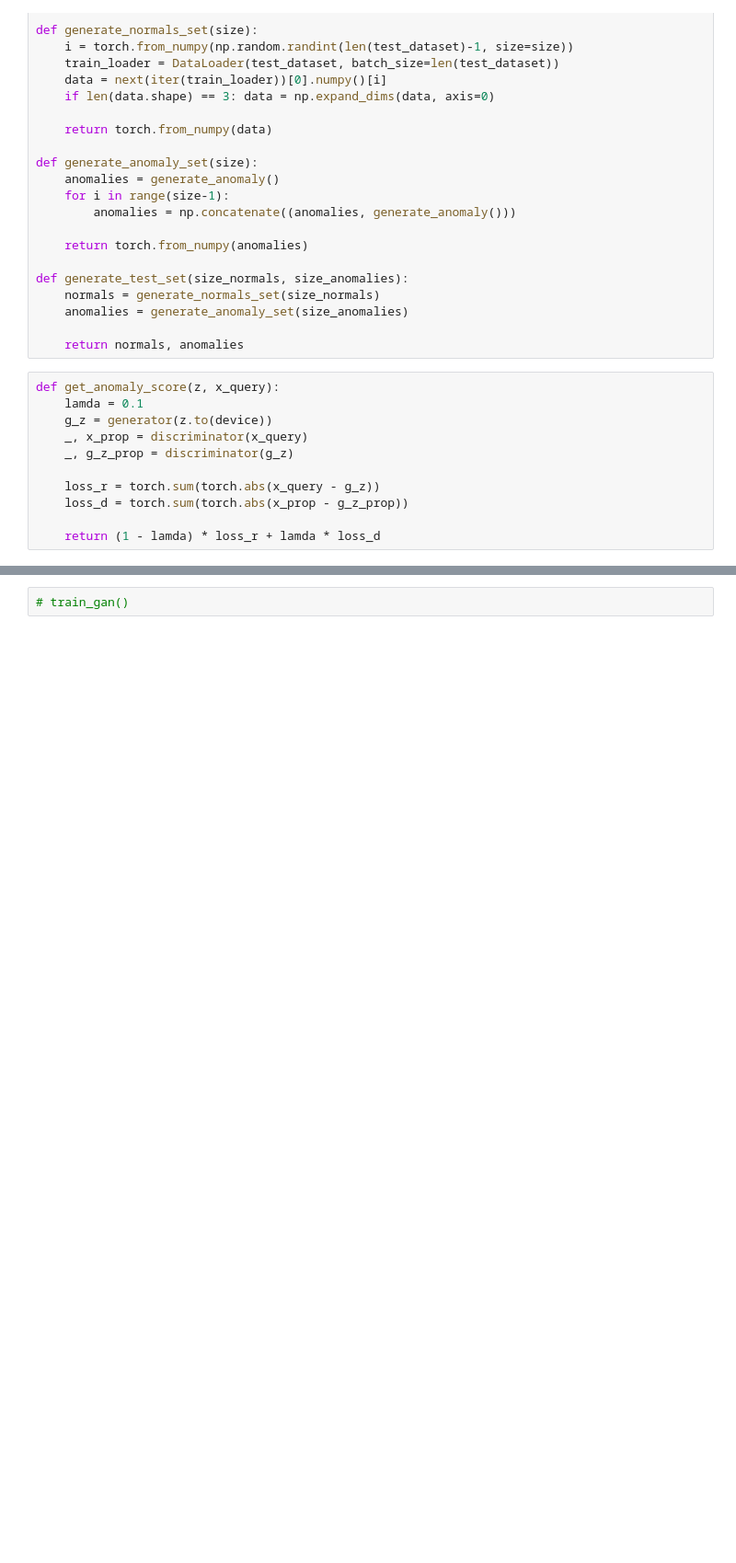
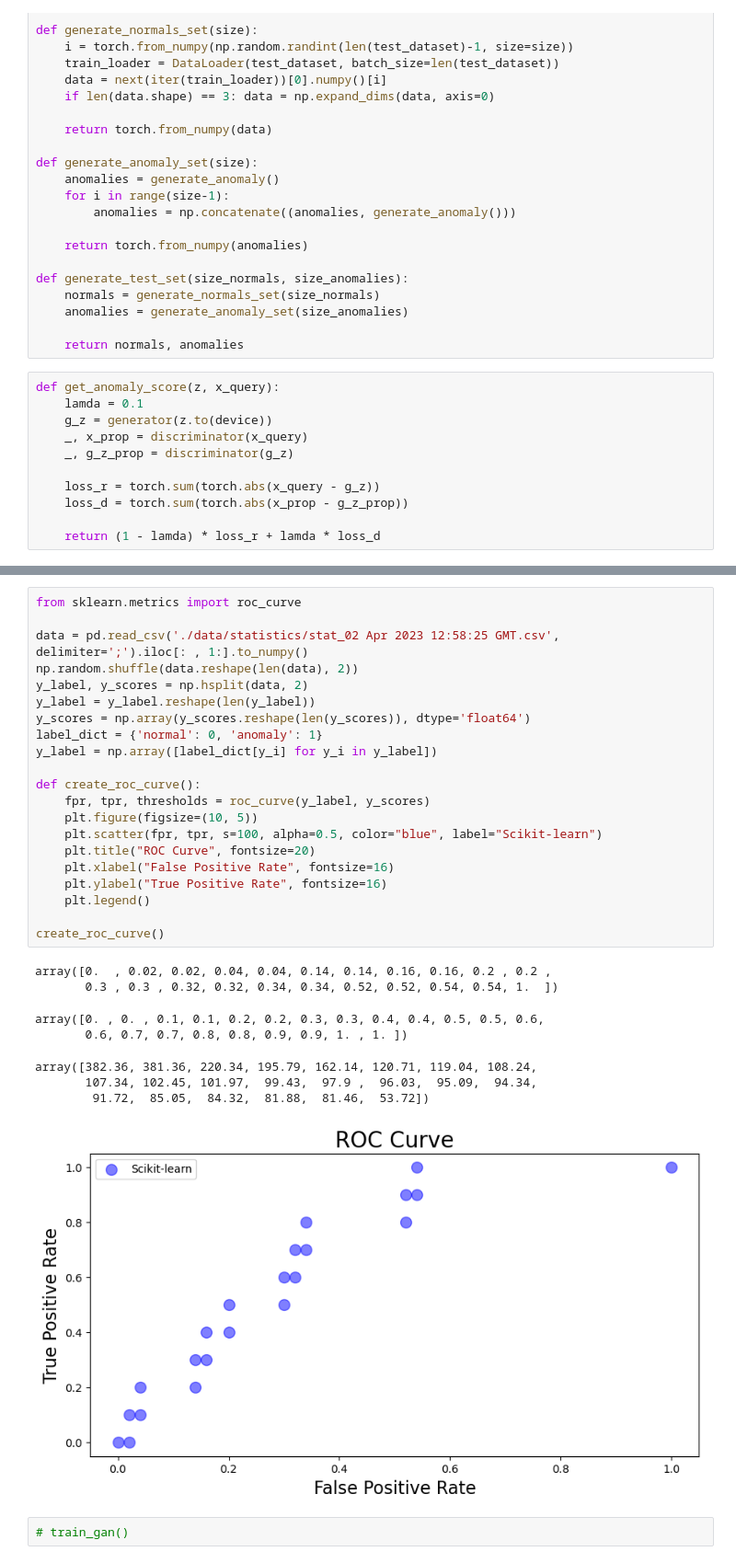
Before and after one commit to yashar-ne/AD-with-GANs, a Jupyter notebook: src/ad-with-gan-inference.ipynb, the cells around one changed output, grey strips where cells are left out. Shown at 92% size. Saved outputs shown, nothing was run; the diff lists cells and outputs as text; blank space fills up the shorter version.

Commit message:
WIP: adgan added ROC-Curve

```diff
--- a/src/ad-with-gan-inference.ipynb
+++ b/src/ad-with-gan-inference.ipynb
@@ -402,3 +439,33 @@ test_inference(10, 10, draw_loss_curve = True)
+# %%
+from sklearn.metrics import roc_curve
+
+data = pd.read_csv('./data/statistics/stat_02 Apr 2023 12:58:25 GMT.csv', delimiter=';').iloc[: , 1:].to_numpy()
+np.random.shuffle(data.reshape(len(data), 2))
+y_label, y_scores = np.hsplit(data, 2)
+y_label = y_label.reshape(len(y_label))
+y_scores = np.array(y_scores.reshape(len(y_scores)), dtype='float64')
+label_dict = {'normal': 0, 'anomaly': 1}
+y_label = np.array([label_dict[y_i] for y_i in y_label])
+
+def create_roc_curve():
+    fpr, tpr, thresholds = roc_curve(y_label, y_scores)
+    plt.figure(figsize=(10, 5))
+    plt.scatter(fpr, tpr, s=100, alpha=0.5, color="blue", label="Scikit-learn")
+    plt.title("ROC Curve", fontsize=20)
+    plt.xlabel("False Positive Rate", fontsize=16)
+    plt.ylabel("True Positive Rate", fontsize=16)
+    plt.legend()
+
+create_roc_curve()
+# %% [output]
+array([0.  , 0.02, 0.02, 0.04, 0.04, 0.14, 0.14, 0.16, 0.16, 0.2 , 0.2 ,
+       0.3 , 0.3 , 0.32, 0.32, 0.34, 0.34, 0.52, 0.52, 0.54, 0.54, 1.  ])
+array([0. , 0. , 0.1, 0.1, 0.2, 0.2, 0.3, 0.3, 0.4, 0.4, 0.5, 0.5, 0.6,
+       0.6, 0.7, 0.7, 0.8, 0.8, 0.9, 0.9, 1. , 1. ])
+array([382.36, 381.36, 220.34, 195.79, 162.14, 120.71, 119.04, 108.24,
+       107.34, 102.45, 101.97,  99.43,  97.9 ,  96.03,  95.09,  94.34,
+        91.72,  85.05,  84.32,  81.88,  81.46,  53.72])
+[figure, added]
 # %%
 # train_gan()
 # %%
```
Also changed, not shown: parts of 4 cells of this notebook, 1 other file.
